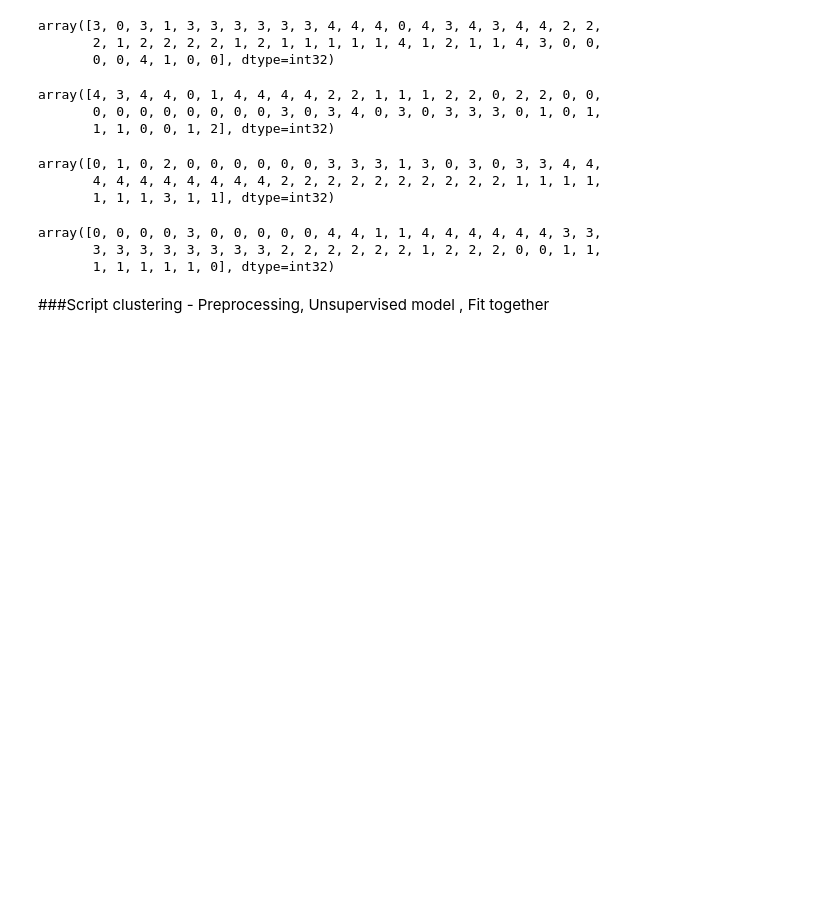
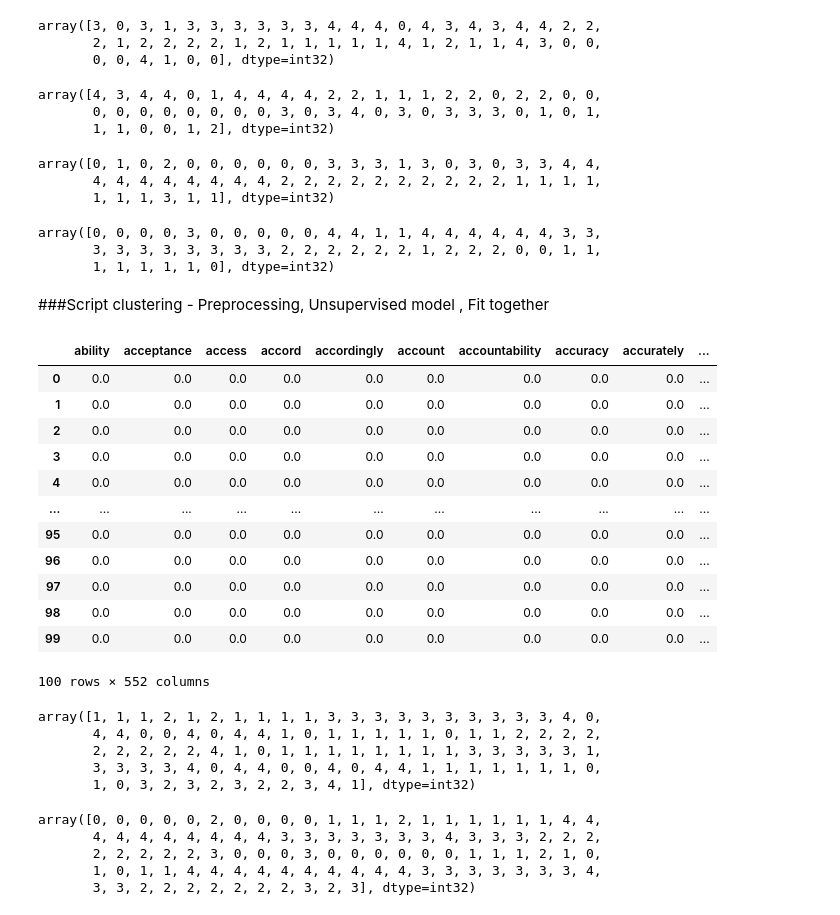
Before and after one commit to vivekkishore/Pythonbasics, a Jupyter notebook: momclsfn.ipynb, the cells around one changed output. Saved outputs shown, nothing was run; the diff lists cells and outputs as text; code cells hidden in the pictures; blank space fills up the shorter version.

```diff
--- a/momclsfn.ipynb
+++ b/momclsfn.ipynb
@@ -261,3 +264,74 @@ array([0, 0, 0, 0, 3, 0, 0, 0, 0, 0, 4, 4, 1, 1, 4, 4, 4, 4, 4, 4, 3, 3,
        1, 1, 1, 1, 1, 0], dtype=int32)
 # %% [markdown]
 ###Script clustering - Preprocessing, Unsupervised model , Fit together
+# %%
+#Need to fit both columns together
+
+# X.head()
+# X1.head()
+
+# X_arr=np.array(X)
+# X_arr1=np.array(X1)
+
+# X_arr_conc=np.concatenate((X_arr,X_arr1), axis=0)
+# X_arr_conc
+
+# X_df_conc=pd.DataFrame(X_arr_conc, columns=['MOM and script'])
+# X_df_conc.head()
+
+text_model2 = Pipeline([('vect2', CountVectorizer()), ('tfidf2', TfidfTransformer())])
+X_transformed2=text_model2.fit_transform(X_df_conc['MOM and script'])
+
+X_arr3=X_transformed2.toarray()
+feature_names2=text_model2.get_feature_names_out()
+X_df_conc=pd.DataFrame(X_arr3,columns=feature_names2)
+X_df_conc
+# %% [output]
+|  | ability | acceptance | access | accord | accordingly | account | accountability | accuracy | accurately | ... |
+| 0 | 0.0 | 0.0 | 0.0 | 0.0 | 0.0 | 0.0 | 0.0 | 0.0 | 0.0 | ... |
+| 1 | 0.0 | 0.0 | 0.0 | 0.0 | 0.0 | 0.0 | 0.0 | 0.0 | 0.0 | ... |
+| 2 | 0.0 | 0.0 | 0.0 | 0.0 | 0.0 | 0.0 | 0.0 | 0.0 | 0.0 | ... |
+| 3 | 0.0 | 0.0 | 0.0 | 0.0 | 0.0 | 0.0 | 0.0 | 0.0 | 0.0 | ... |
+| 4 | 0.0 | 0.0 | 0.0 | 0.0 | 0.0 | 0.0 | 0.0 | 0.0 | 0.0 | ... |
+| ... | ... | ... | ... | ... | ... | ... | ... | ... | ... | ... |
+| 95 | 0.0 | 0.0 | 0.0 | 0.0 | 0.0 | 0.0 | 0.0 | 0.0 | 0.0 | ... |
+| 96 | 0.0 | 0.0 | 0.0 | 0.0 | 0.0 | 0.0 | 0.0 | 0.0 | 0.0 | ... |
+| 97 | 0.0 | 0.0 | 0.0 | 0.0 | 0.0 | 0.0 | 0.0 | 0.0 | 0.0 | ... |
+| 98 | 0.0 | 0.0 | 0.0 | 0.0 | 0.0 | 0.0 | 0.0 | 0.0 | 0.0 | ... |
+| 99 | 0.0 | 0.0 | 0.0 | 0.0 | 0.0 | 0.0 | 0.0 | 0.0 | 0.0 | ... |
+100 rows × 552 columns
+# %%
+#Kmeans
+
+from sklearn.cluster import KMeans
+
+# Initialize the KMeans model with the desired number of clusters
+kmeans_conc = KMeans(n_clusters=5)
+
+# Fit the model to the data
+kmeans_conc.fit(X_df_conc)
+
+# Predict the cluster labels for each data point
+cluster_labels_conc = kmeans_conc.predict(X_df_conc)
+
+cluster_labels_conc
+# %% [output]
+array([1, 1, 1, 2, 1, 2, 1, 1, 1, 1, 3, 3, 3, 3, 3, 3, 3, 3, 3, 3, 4, 0,
+       4, 4, 0, 0, 4, 0, 4, 4, 1, 0, 1, 1, 1, 1, 1, 0, 1, 1, 2, 2, 2, 2,
+       2, 2, 2, 2, 2, 4, 1, 0, 1, 1, 1, 1, 1, 1, 1, 1, 3, 3, 3, 3, 3, 1,
+       3, 3, 3, 3, 4, 0, 4, 4, 0, 0, 4, 0, 4, 4, 1, 1, 1, 1, 1, 1, 1, 0,
+       1, 0, 3, 2, 3, 2, 3, 2, 2, 3, 4, 1], dtype=int32)
+# %%
+#Hierarchichal
+
+hierarchical_clustering_conc = SpectralClustering(n_clusters=5, affinity="nearest_neighbors")
+hierarchical_clustering_conc.fit(X_df_conc)
+cluster_assignment_conc = hierarchical_clustering_conc.labels_
+
+cluster_assignment_conc
+# %% [output]
+array([0, 0, 0, 0, 0, 2, 0, 0, 0, 0, 1, 1, 1, 2, 1, 1, 1, 1, 1, 1, 4, 4,
+       4, 4, 4, 4, 4, 4, 4, 4, 3, 3, 3, 3, 3, 3, 3, 4, 3, 3, 3, 2, 2, 2,
+       2, 2, 2, 2, 2, 3, 0, 0, 0, 3, 0, 0, 0, 0, 0, 0, 1, 1, 1, 2, 1, 0,
+       1, 0, 1, 1, 4, 4, 4, 4, 4, 4, 4, 4, 4, 4, 3, 3, 3, 3, 3, 3, 3, 4,
+       3, 3, 2, 2, 2, 2, 2, 2, 2, 3, 2, 3], dtype=int32)
```
Also changed, not shown: parts of 2 cells of this notebook.
